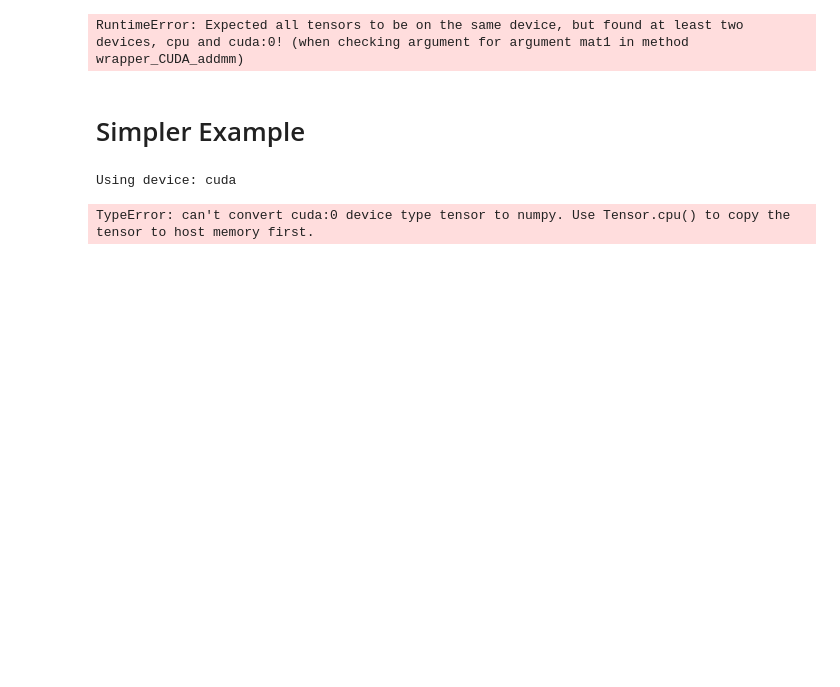
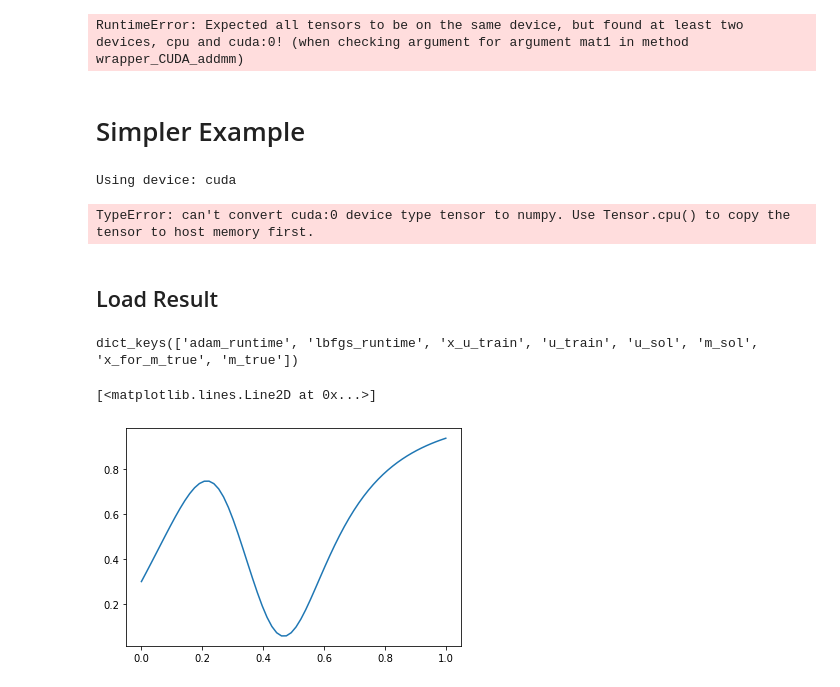
Before and after one commit to aho38/Pytorch-PINN-Marine-Lake, a Jupyter notebook: Model_Discovery/lake_model_Helm.ipynb, the cells around one changed output. Cells and saved outputs as stored; diff of their text form; code cells hidden in the pictures; blank space fills up the shorter version.

```diff
--- a/Model_Discovery/lake_model_Helm.ipynb
+++ b/Model_Discovery/lake_model_Helm.ipynb
@@ -164,16 +195,19 @@ class PINN(nn.Module):
                 self.best_model = deepcopy(self.state_dict())
                 self.best_u, self.best_m = self.forward(x_u)
 
-            if (epoch+1) % 1000 == 0: # Print the loss every 100 epochs
+            if (epoch+1) % 5000 == 0: # Print the loss every 100 epochs
                 end_time = time.time()
                 print(f"Epoch {(epoch+1)}, loss_misfit: {loss_u.item():1.2e}, loss_f: {loss_f.item():1.2e}, loss: {loss.item():1.2e}, run time: {end_time - start_time}s")
                 start_time = time.time()
+                u, m = self.forward(X_u_train)
+
+                figure_plot(u,m)
 # %% [markdown]
 # Run Training Loop
 # %%
 layers = [1, 50, 50, 50, 50, 50, 50, 50, 1]
-if 'model' not in locals():
-    model = PINN(layers)
+# if 'model' not in locals():
+model = PINN(layers)
 model.to(device)
 epochs = 1000000
 learning_rate = 1e-4
@@ -416,3 +452,31 @@ X_f_train = torch.tensor(lhs(1, Nf), dtype=torch.float32).to(device)
 u_train = true_solution(X_u_train)
 # %% [output]
 TypeError: can't convert cuda:0 device type tensor to numpy. Use Tensor.cpu() to copy the tensor to host memory first.
+# %% [markdown]
+## Load Result
+# %%
+import json
+import matplotlib.pyplot as plt
+
+# results_dir = '/g/g20/ho32/PINNvsFEM/Pytorch-PINN-Marine-Lake/Model_Discovery/log/PINN_results_20240912-143217'
+results_dir = '/g/g20/ho32/PINNvsFEM/Pytorch-PINN-Marine-Lake/Model_Discovery/log/Notebook_PINN_results06'
+
+result_json = f'{results_dir}/results.json'
+with open(result_json,'r') as f:
+    result_dict = json.load(f)
+# %%
+result_dict.keys()
+# %% [output]
+dict_keys(['adam_runtime', 'lbfgs_runtime', 'x_u_train', 'u_train', 'u_sol', 'm_sol', 'x_for_m_true', 'm_true'])
+# %%
+m_true = result_dict['m_true']
+x_m_true = result_dict['x_for_m_true']
+
+m_sol = result_dict['m_sol']
+u_sol = result_dict['u_sol']
+x_u_train = result_dict['x_u_train']
+# %%
+plt.plot(x_u_train, m_sol)
+# %% [output]
+[<matplotlib.lines.Line2D at 0x...>]
+[figure, added]
```
Also changed, not shown: parts of 4 cells of this notebook, 2 other files.
